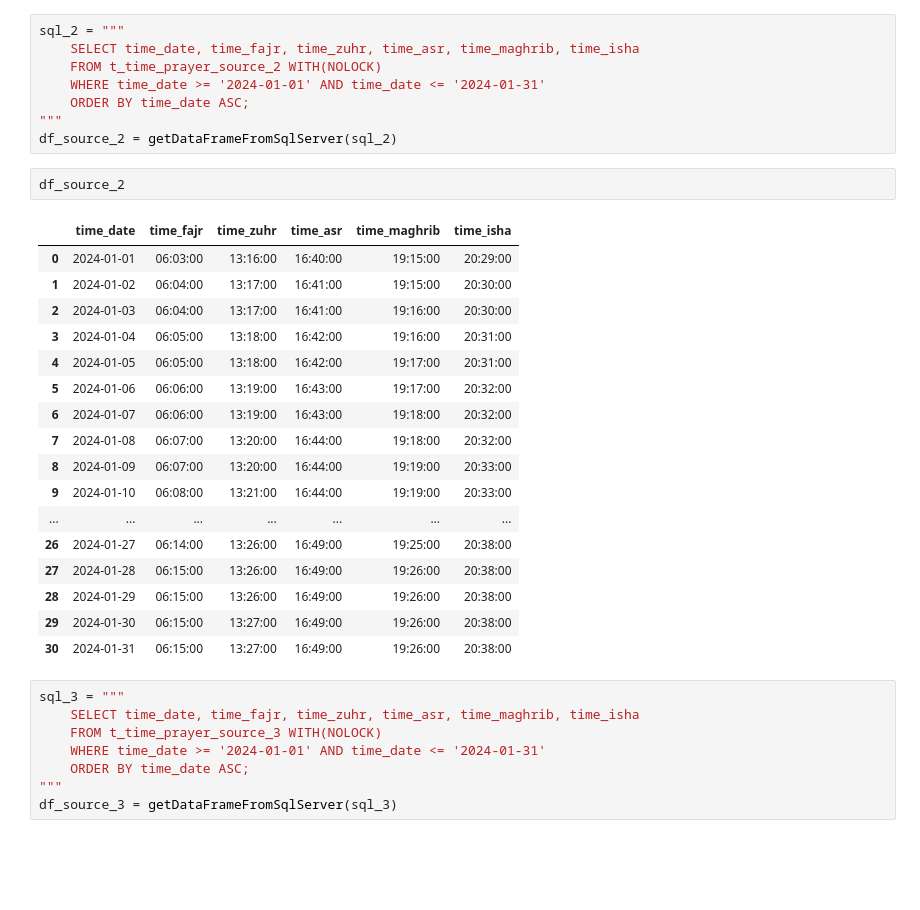
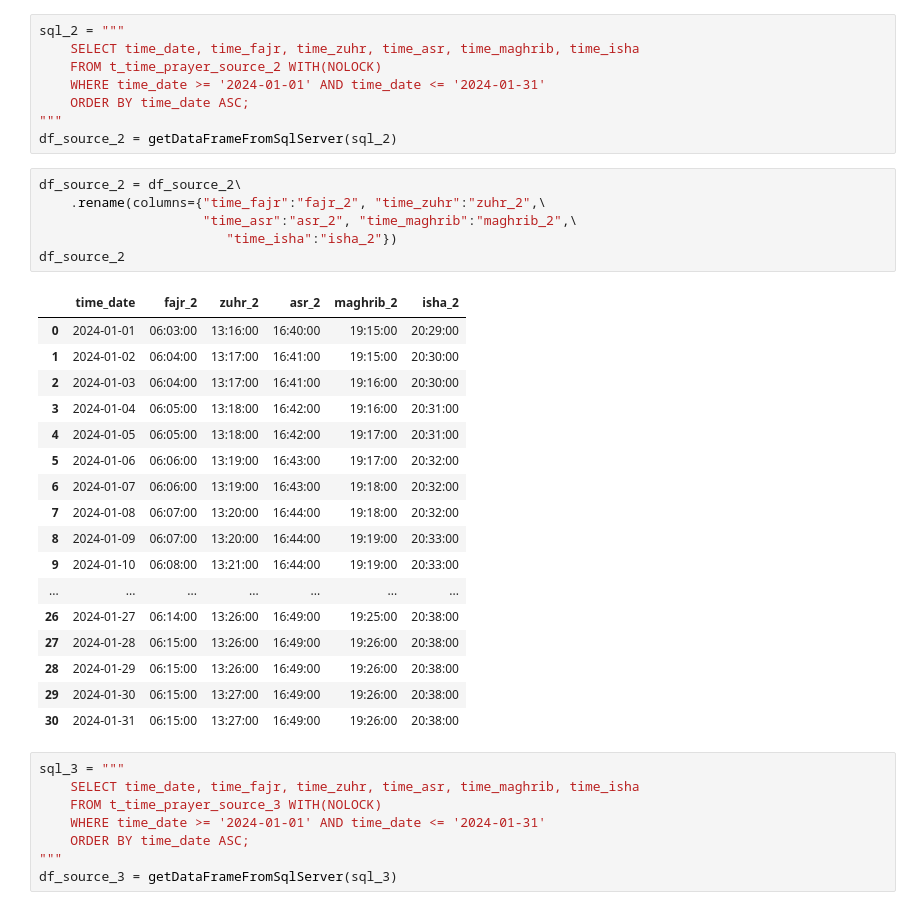
Before and after one commit to azamsuratem/predictprayertimes, a Jupyter notebook: python/objective 1/objective_1.ipynb, the cells around one changed output. Saved outputs shown, nothing was run; the diff lists cells and outputs as text; blank space fills up the shorter version.

```diff
--- a/python/objective 1/objective_1.ipynb
+++ b/python/objective 1/objective_1.ipynb
@@ -62,26 +77,30 @@ sql_2 = """
     ORDER BY time_date ASC;
 """
 df_source_2 = getDataFrameFromSqlServer(sql_2)
-# %%
-df_source_2
-# %% [output]
-|  | time_date | time_fajr | time_zuhr | time_asr | time_maghrib | time_isha |
-| 0 | 2024-01-01 | 06:03:00 | 13:16:00 | 16:40:00 | 19:15:00 | 20:29:00 |
-| 1 | 2024-01-02 | 06:04:00 | 13:17:00 | 16:41:00 | 19:15:00 | 20:30:00 |
-| 2 | 2024-01-03 | 06:04:00 | 13:17:00 | 16:41:00 | 19:16:00 | 20:30:00 |
-| 3 | 2024-01-04 | 06:05:00 | 13:18:00 | 16:42:00 | 19:16:00 | 20:31:00 |
-| 4 | 2024-01-05 | 06:05:00 | 13:18:00 | 16:42:00 | 19:17:00 | 20:31:00 |
-| 5 | 2024-01-06 | 06:06:00 | 13:19:00 | 16:43:00 | 19:17:00 | 20:32:00 |
-| 6 | 2024-01-07 | 06:06:00 | 13:19:00 | 16:43:00 | 19:18:00 | 20:32:00 |
-| 7 | 2024-01-08 | 06:07:00 | 13:20:00 | 16:44:00 | 19:18:00 | 20:32:00 |
-| 8 | 2024-01-09 | 06:07:00 | 13:20:00 | 16:44:00 | 19:19:00 | 20:33:00 |
-| 9 | 2024-01-10 | 06:08:00 | 13:21:00 | 16:44:00 | 19:19:00 | 20:33:00 |
-| ... | ... | ... | ... | ... | ... | ... |
-| 26 | 2024-01-27 | 06:14:00 | 13:26:00 | 16:49:00 | 19:25:00 | 20:38:00 |
-| 27 | 2024-01-28 | 06:15:00 | 13:26:00 | 16:49:00 | 19:26:00 | 20:38:00 |
-| 28 | 2024-01-29 | 06:15:00 | 13:26:00 | 16:49:00 | 19:26:00 | 20:38:00 |
-| 29 | 2024-01-30 | 06:15:00 | 13:27:00 | 16:49:00 | 19:26:00 | 20:38:00 |
-| 30 | 2024-01-31 | 06:15:00 | 13:27:00 | 16:49:00 | 19:26:00 | 20:38:00 |
+# %%
+df_source_2 = df_source_2\
+    .rename(columns={"time_fajr":"fajr_2", "time_zuhr":"zuhr_2",\
+                     "time_asr":"asr_2", "time_maghrib":"maghrib_2",\
+                        "time_isha":"isha_2"})
+df_source_2
+# %% [output]
+|  | time_date | fajr_2 | zuhr_2 | asr_2 | maghrib_2 | isha_2 |
+| 0 | 2024-01-01 | 06:03:00 | 13:16:00 | 16:40:00 | 19:15:00 | 20:29:00 |
+| 1 | 2024-01-02 | 06:04:00 | 13:17:00 | 16:41:00 | 19:15:00 | 20:30:00 |
+| 2 | 2024-01-03 | 06:04:00 | 13:17:00 | 16:41:00 | 19:16:00 | 20:30:00 |
+| 3 | 2024-01-04 | 06:05:00 | 13:18:00 | 16:42:00 | 19:16:00 | 20:31:00 |
+| 4 | 2024-01-05 | 06:05:00 | 13:18:00 | 16:42:00 | 19:17:00 | 20:31:00 |
+| 5 | 2024-01-06 | 06:06:00 | 13:19:00 | 16:43:00 | 19:17:00 | 20:32:00 |
+| 6 | 2024-01-07 | 06:06:00 | 13:19:00 | 16:43:00 | 19:18:00 | 20:32:00 |
+| 7 | 2024-01-08 | 06:07:00 | 13:20:00 | 16:44:00 | 19:18:00 | 20:32:00 |
+| 8 | 2024-01-09 | 06:07:00 | 13:20:00 | 16:44:00 | 19:19:00 | 20:33:00 |
+| 9 | 2024-01-10 | 06:08:00 | 13:21:00 | 16:44:00 | 19:19:00 | 20:33:00 |
+| ... | ... | ... | ... | ... | ... | ... |
+| 26 | 2024-01-27 | 06:14:00 | 13:26:00 | 16:49:00 | 19:25:00 | 20:38:00 |
+| 27 | 2024-01-28 | 06:15:00 | 13:26:00 | 16:49:00 | 19:26:00 | 20:38:00 |
+| 28 | 2024-01-29 | 06:15:00 | 13:26:00 | 16:49:00 | 19:26:00 | 20:38:00 |
+| 29 | 2024-01-30 | 06:15:00 | 13:27:00 | 16:49:00 | 19:26:00 | 20:38:00 |
+| 30 | 2024-01-31 | 06:15:00 | 13:27:00 | 16:49:00 | 19:26:00 | 20:38:00 |
 # %%
 sql_3 = """
     SELECT time_date, time_fajr, time_zuhr, time_asr, time_maghrib, time_isha
```
Also changed, not shown: parts of 7 cells of this notebook.
